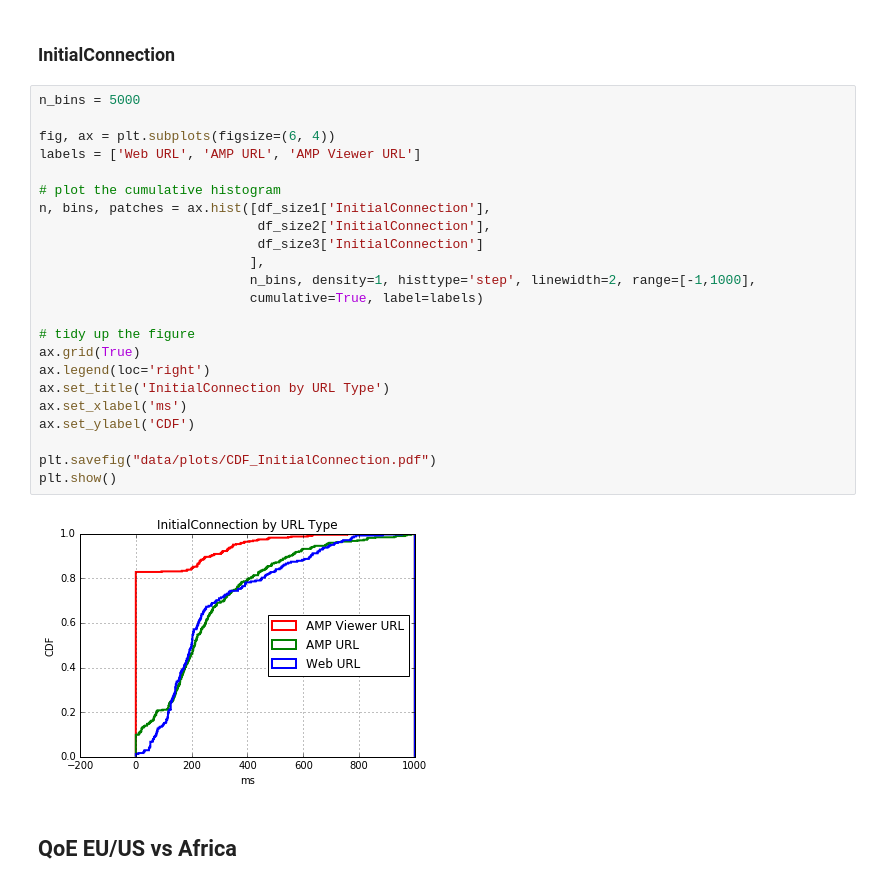
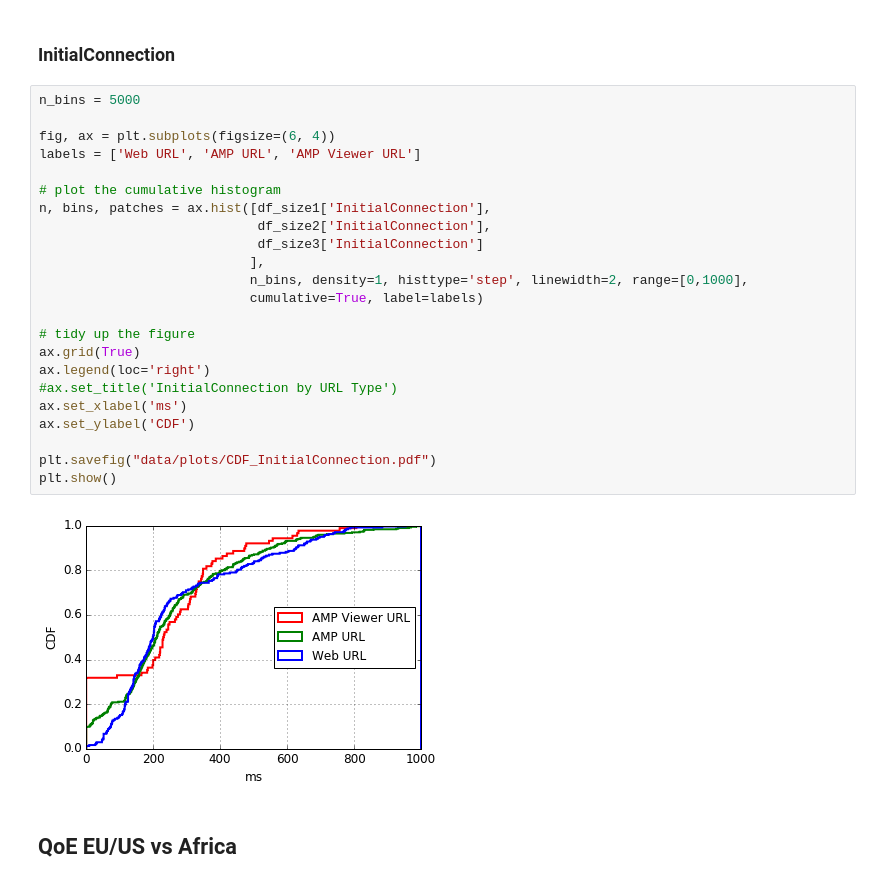
Before and after one commit to AFRINIC-Labs/content-africa-study, a Jupyter notebook: ampproject-study/Data-Analysis.ipynb, the cells around one changed output. Saved outputs shown, nothing was run; the diff lists cells and outputs as text.

```diff
--- a/ampproject-study/Data-Analysis.ipynb
+++ b/ampproject-study/Data-Analysis.ipynb
@@ -357,28 +360,28 @@ plt.show()
 # %%
 n_bins = 5000
 
 fig, ax = plt.subplots(figsize=(6, 4))
 labels = ['Web URL', 'AMP URL', 'AMP Viewer URL']
 
 # plot the cumulative histogram
 n, bins, patches = ax.hist([df_size1['InitialConnection'],
                             df_size2['InitialConnection'],
                             df_size3['InitialConnection']
                            ],
-                           n_bins, density=1, histtype='step', linewidth=2, range=[-1,1000],
+                           n_bins, density=1, histtype='step', linewidth=2, range=[0,1000],
                            cumulative=True, label=labels)
 
 # tidy up the figure
 ax.grid(True)
 ax.legend(loc='right')
-ax.set_title('InitialConnection by URL Type')
+#ax.set_title('InitialConnection by URL Type')
 ax.set_xlabel('ms')
 ax.set_ylabel('CDF')
 
 plt.savefig("data/plots/CDF_InitialConnection.pdf")
 plt.show()
 # %% [output]
-[figure, old version]
+[figure, new version]
 # %% [markdown]
 ## QoE EU/US vs Africa
 # %%
```
Also changed, not shown: parts of 44 cells of this notebook, 38 other files.
